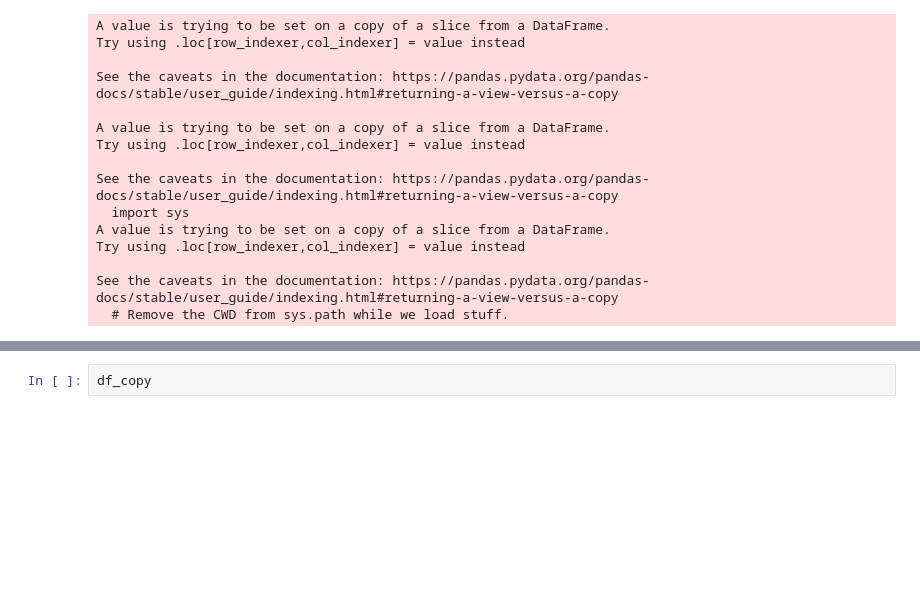
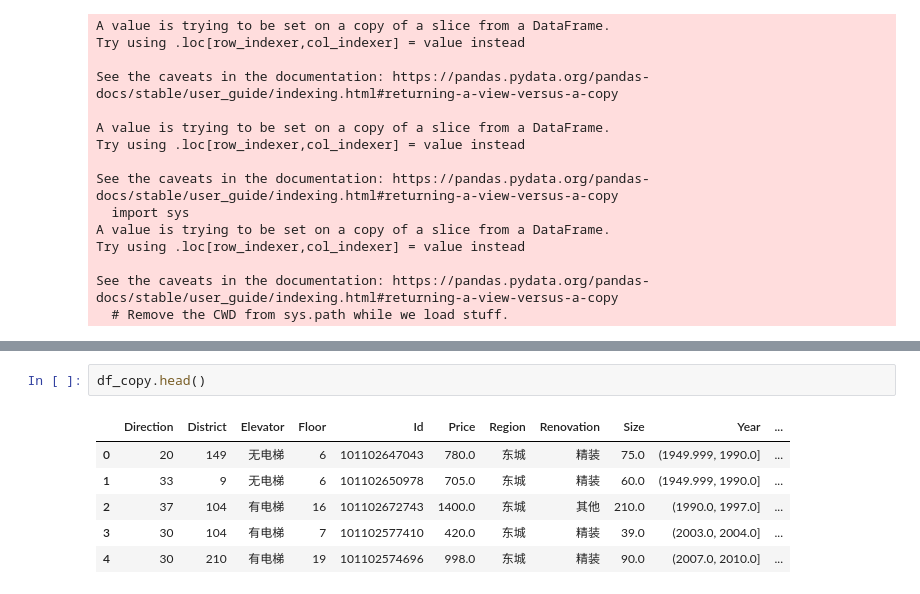
Before and after one commit to junhuwang/dataAnalysis, a Jupyter notebook: 数据分析入门/房价预测分析.ipynb, the cells around one changed output, grey strips where cells are left out. Cells and saved outputs as stored; diff of their text form; blank space fills up the shorter version.

```diff
--- a/数据分析入门/房价预测分析.ipynb
+++ b/数据分析入门/房价预测分析.ipynb
@@ -369,2 +387,9 @@ df_copy.head()
 # %%
-df_copy
+df_copy.head()
+# %% [output]
+|  | Direction | District | Elevator | Floor | Id | Price | Region | Renovation | Size | Year | ... |
+| 0 | 20 | 149 | 无电梯 | 6 | 101102647043 | 780.0 | 东城 | 精装 | 75.0 | (1949.999, 1990.0] | ... |
+| 1 | 33 | 9 | 无电梯 | 6 | 101102650978 | 705.0 | 东城 | 精装 | 60.0 | (1949.999, 1990.0] | ... |
+| 2 | 37 | 104 | 有电梯 | 16 | 101102672743 | 1400.0 | 东城 | 其他 | 210.0 | (1990.0, 1997.0] | ... |
+| 3 | 30 | 104 | 有电梯 | 7 | 101102577410 | 420.0 | 东城 | 精装 | 39.0 | (2003.0, 2004.0] | ... |
+| 4 | 30 | 210 | 有电梯 | 19 | 101102574696 | 998.0 | 东城 | 精装 | 90.0 | (2007.0, 2010.0] | ... |
```
Also changed, not shown: parts of 11 cells of this notebook, 1 other file.
